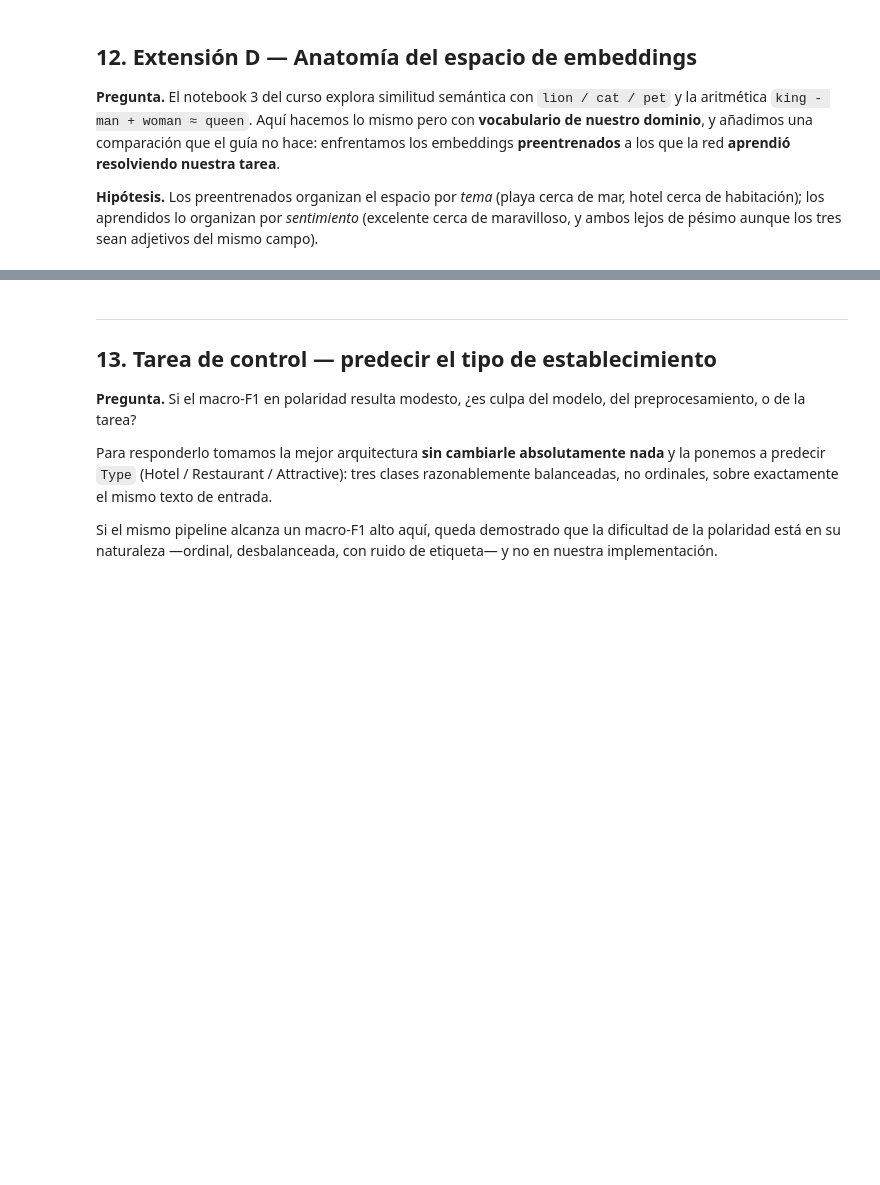
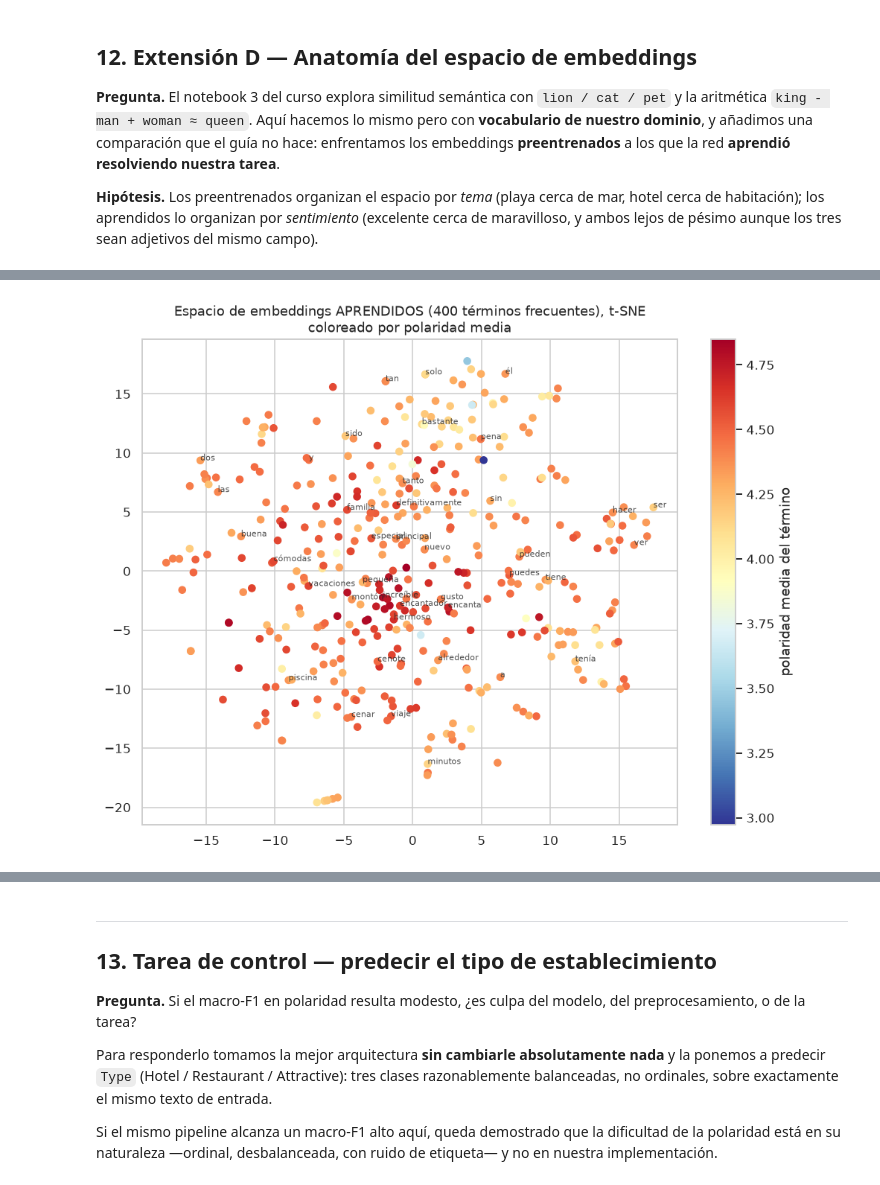
Before and after one commit to Aguado4/miniproyecto-1-nlp-Aguado-Cruz-Ramirez, a Jupyter notebook: notebooks/miniproyecto1_restmex.ipynb, the cells around one changed output, grey strips where cells are left out. Saved outputs shown, nothing was run; the diff lists cells and outputs as text; code cells hidden in the pictures; blank space fills up the shorter version.

```diff
--- a/notebooks/miniproyecto1_restmex.ipynb
+++ b/notebooks/miniproyecto1_restmex.ipynb
@@ -1873,0 +2173,18 @@ significaría que la señal de sentimiento es robusta al destino.
+# %%
+# =========================================================================
+# 10 · ¿Se apoya el modelo en topónimos y nombres propios?
+# =========================================================================
+textos_test_b = sub.iloc[SPLIT_B["test"]]["texto"].values
+towns_test_b = sub.iloc[SPLIT_B["test"]]["Town"].values
+pos_estrella = {e: i for i, e in enumerate(ESTRELLAS)}
+dist = np.abs(np.vectorize(pos_estrella.get)(yt_geoB) - np.vectorize(pos_estrella.get)(yp_geoB))
+errores_grandes = np.where(dist >= 2)[0]
+
+fijar_semilla()
+if len(errores_grandes) > 0:
+    idx_muestra = np.random.choice(errores_grandes, size=min(5, len(errores_grandes)), replace=False)
+    for i in idx_muestra:
+        print(f"[real {yt_geoB[i]}★ / predicho {yp_geoB[i]}★]  pueblo: {towns_test_b[i]}")
+        print(f"  {textos_test_b[i][:220]}...\n")
+else:
+    print("No hay errores a distancia >= 2 en el test geográfico: no se observa este patrón.")
@@ -1932,0 +2443,32 @@ maravilloso, y ambos lejos de pésimo aunque los tres sean adjetivos del mismo c
+# %%
+# =========================================================================
+# 12 · Proyección 2D (t-SNE) coloreada por polaridad media del término
+# =========================================================================
+from sklearn.manifold import TSNE
+
+suma_pol, cuenta_pol = Counter(), Counter()
+for texto_i, pol_i in zip(sub.iloc[SPLIT_A["train"]]["texto"], sub.iloc[SPLIT_A["train"]]["Polarity"]):
+    for tok in set(tokenizar(texto_i)):
+        suma_pol[tok] += pol_i
+        cuenta_pol[tok] += 1
+
+candidatos_frec = [w for w, c in cuenta_pol.most_common(2000) if c >= 20 and w in vocab]
+frecuentes = candidatos_frec[:400]
+pol_media = np.array([suma_pol[w] / cuenta_pol[w] for w in frecuentes])
+ids_frec = [vocab[w] for w in frecuentes]
+
+W_aprendido = bilstm_fino.embedding.weight.detach().cpu().numpy()[ids_frec]
+fijar_semilla()
+proy = TSNE(n_components=2, perplexity=30, random_state=SEED, init="pca").fit_transform(W_aprendido)
+
+fig, ax = plt.subplots(figsize=(9, 7))
+sc = ax.scatter(proy[:, 0], proy[:, 1], c=pol_media, cmap="RdYlBu_r", s=35)
+rng = np.random.RandomState(SEED)
+for i in rng.choice(len(frecuentes), size=min(40, len(frecuentes)), replace=False):
+    ax.annotate(frecuentes[i], (proy[i, 0], proy[i, 1]), fontsize=7, alpha=0.8)
+plt.colorbar(sc, label="polaridad media del término")
+ax.set_title(f"Espacio de embeddings APRENDIDOS ({len(frecuentes)} términos frecuentes), t-SNE\n"
+            "coloreado por polaridad media")
+plt.tight_layout(); plt.show()
+# %% [output]
+[figure, added]
```
Also changed, not shown: parts of 83 cells of this notebook, 5 other files.
